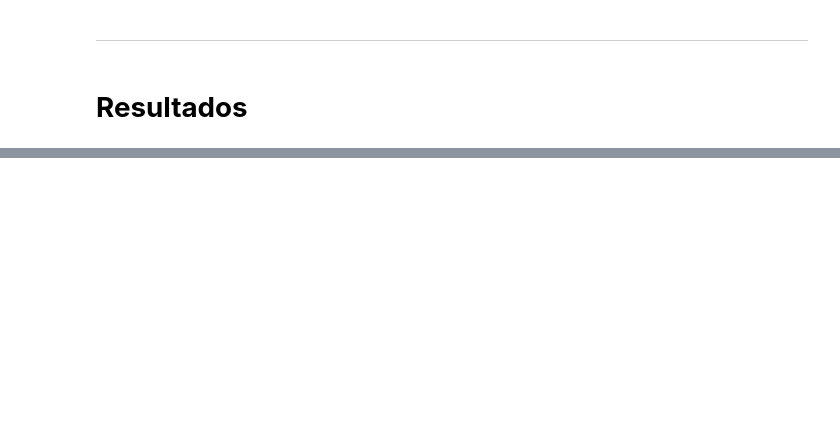
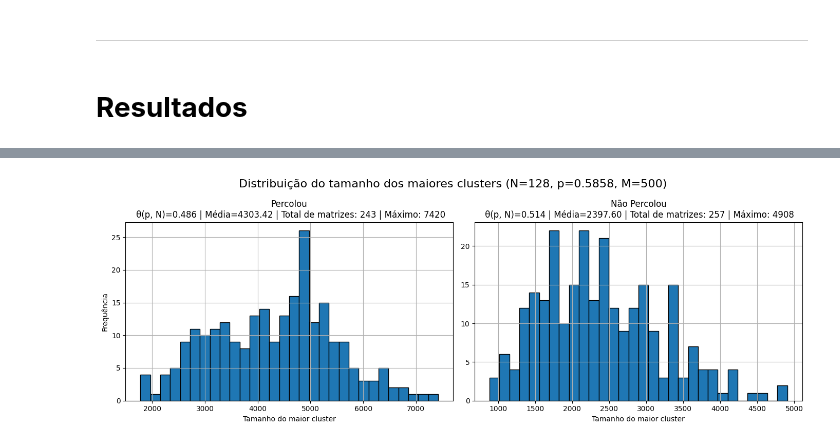
Before and after one commit to nicolassantm/projeto-percolacao-progestat, a Jupyter notebook: Percolacao_Por_Sitios_Em_Rede_Quadrada.ipynb, the cells around one changed output, grey strips where cells are left out. Cells and saved outputs as stored; diff of their text form; code cells hidden in the pictures; blank space fills up the shorter version.

```diff
--- a/Percolacao_Por_Sitios_Em_Rede_Quadrada.ipynb
+++ b/Percolacao_Por_Sitios_Em_Rede_Quadrada.ipynb
@@ -286,0 +294,8 @@ grafico_tam_clusters(256, 0.58, 1000)
+# %%
+np.random.seed(42)
+N = 128
+M = 500
+estim_limiar = encontrar_limiar(N, M)
+grafico_tam_clusters(N, estim_limiar, M)
+# %% [output]
+[figure, added]
```
Also changed, not shown: parts of 25 cells of this notebook.
